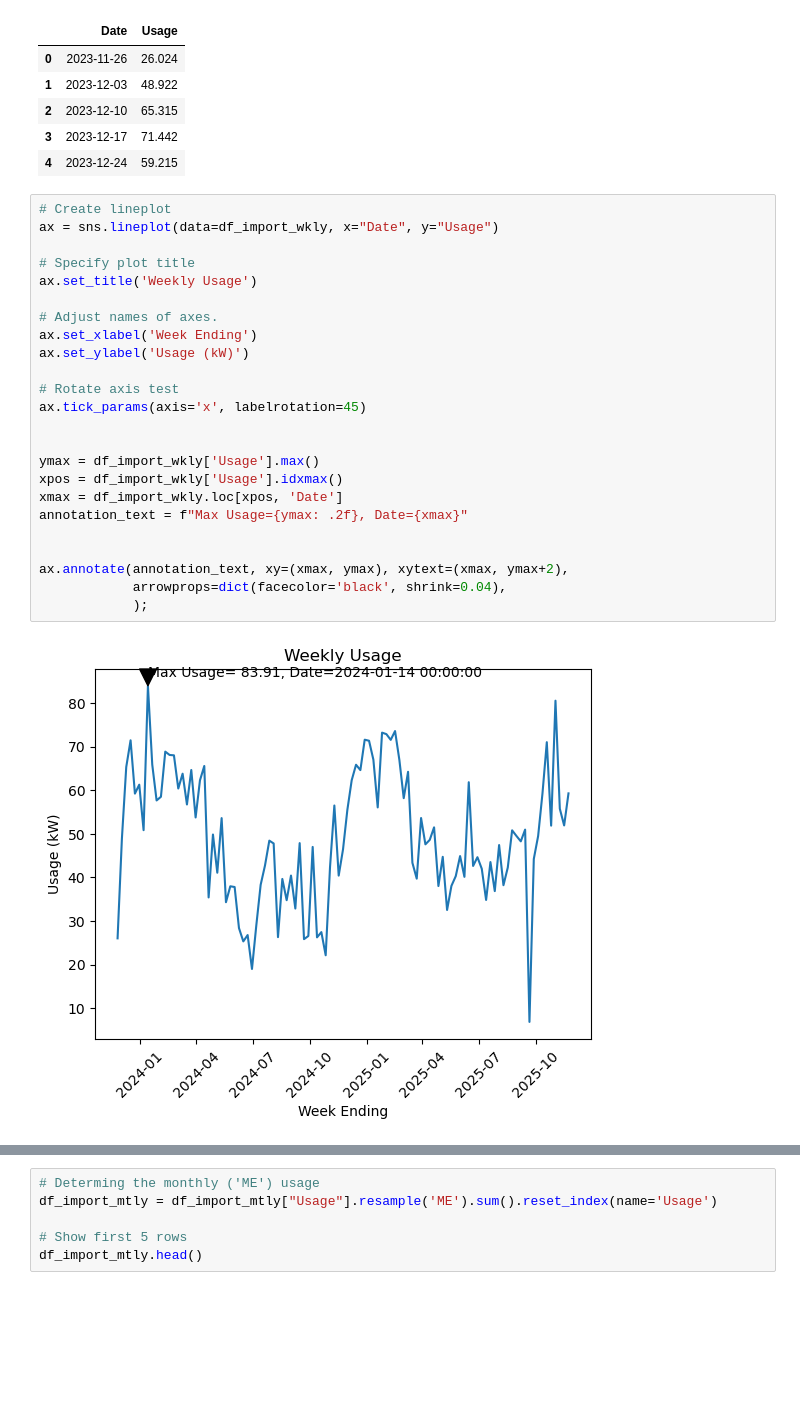
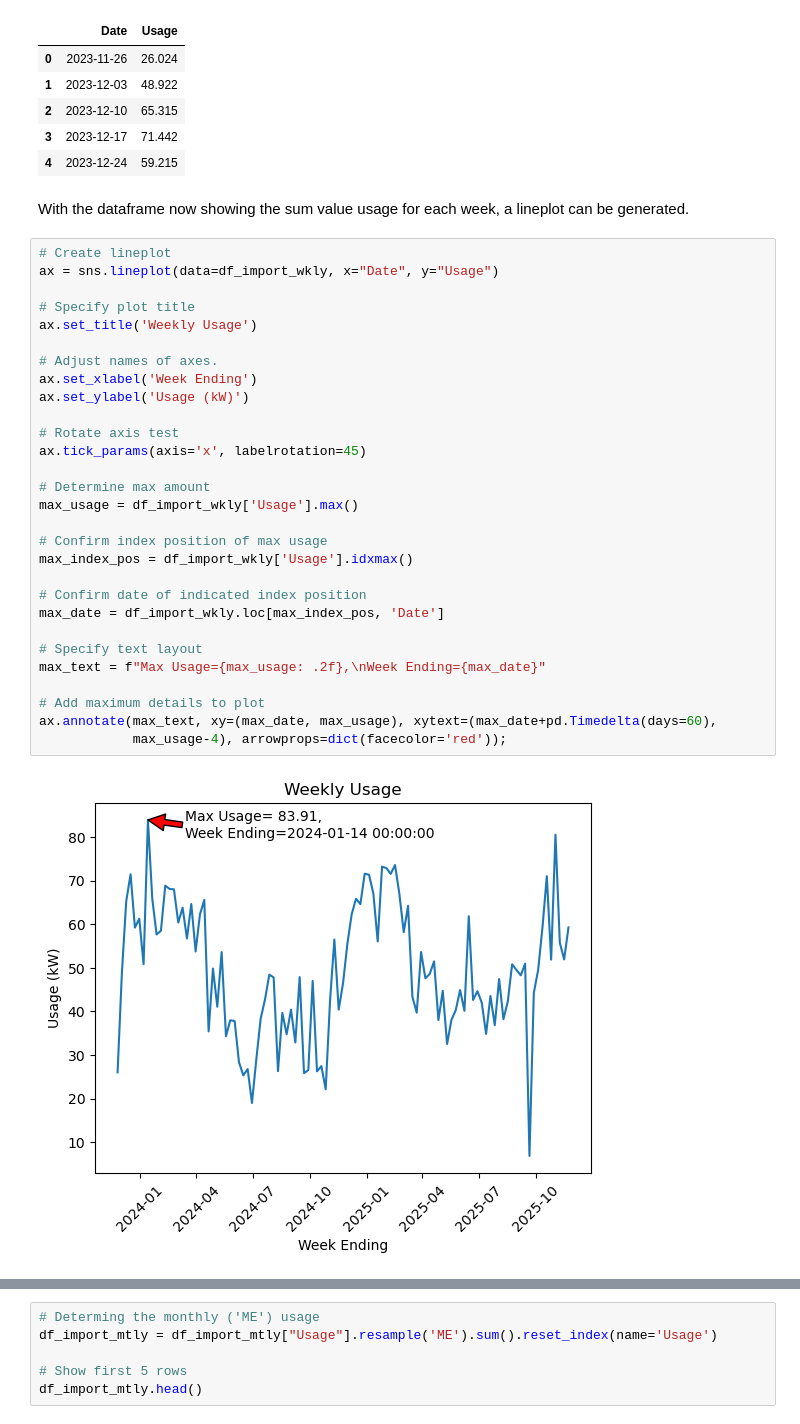
Before and after one commit to danielfinnerty/PFDA, a Jupyter notebook: project/solar_assessment.ipynb, the cells around one changed output, grey strips where cells are left out. Cells and saved outputs as stored; diff of their text form; blank space fills up the shorter version.

```diff
--- a/project/solar_assessment.ipynb
+++ b/project/solar_assessment.ipynb
@@ -362,30 +370,37 @@ df_import_wkly.head()
 | 2 | 2023-12-10 | 65.315 |
 | 3 | 2023-12-17 | 71.442 |
 | 4 | 2023-12-24 | 59.215 |
+# %% [markdown]
+With the dataframe now showing the sum value usage for each week, a lineplot can be generated.
 # %%
 # Create lineplot
 ax = sns.lineplot(data=df_import_wkly, x="Date", y="Usage")
 
 # Specify plot title
 ax.set_title('Weekly Usage')
 
 # Adjust names of axes.
 ax.set_xlabel('Week Ending')
 ax.set_ylabel('Usage (kW)')
 
 # Rotate axis test
 ax.tick_params(axis='x', labelrotation=45)
 
+# Determine max amount
+max_usage = df_import_wkly['Usage'].max()
 
-ymax = df_import_wkly['Usage'].max()
-xpos = df_import_wkly['Usage'].idxmax()
-xmax = df_import_wkly.loc[xpos, 'Date']
-annotation_text = f"Max Usage={ymax: .2f}, Date={xmax}"
+# Confirm index position of max usage
+max_index_pos = df_import_wkly['Usage'].idxmax()
 
+# Confirm date of indicated index position
+max_date = df_import_wkly.loc[max_index_pos, 'Date']
 
-ax.annotate(annotation_text, xy=(xmax, ymax), xytext=(xmax, ymax+2),
-            arrowprops=dict(facecolor='black', shrink=0.04),
-            );
+# Specify text layout
+max_text = f"Max Usage={max_usage: .2f},\nWeek Ending={max_date}"
+
+# Add maximum details to plot
+ax.annotate(max_text, xy=(max_date, max_usage), xytext=(max_date+pd.Timedelta(days=60),
+            max_usage-4), arrowprops=dict(facecolor='red'));
 # %% [output]
-[figure, old version]
+[figure, new version]
 # %%
```
Also changed, not shown: parts of 10 cells of this notebook.
